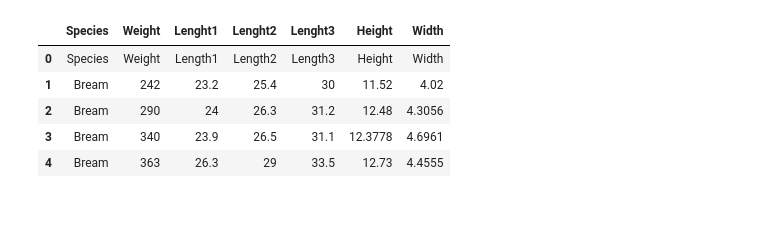
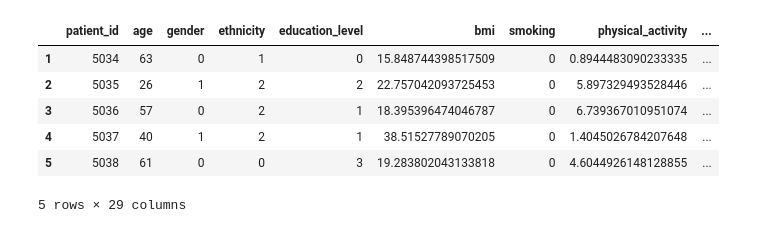
Before and after one commit to lklmkv/tvp1t, a Jupyter notebook: pptk1.ipynb, the cells around one changed output. Drawn from its saved outputs; the diff is of its cells as text; code cells hidden in the pictures.

```diff
--- a/pptk1.ipynb
+++ b/pptk1.ipynb
@@ -7,16 +10,22 @@ import numpy as np
-# %%
-
-import warnings
-
-warnings.filterwarnings('ignore')
-
-df = pd.read_csv("Fish.csv",
-                 names = ['Species', 'Weight', 'Lenght1', 'Lenght2', 'Lenght3', 'Height', 'Width'])
-df.head()
-# %% [output]
-|  | Species | Weight | Lenght1 | Lenght2 | Lenght3 | Height | Width |
-| 0 | Species | Weight | Length1 | Length2 | Length3 | Height | Width |
-| 1 | Bream | 242 | 23.2 | 25.4 | 30 | 11.52 | 4.02 |
-| 2 | Bream | 290 | 24 | 26.3 | 31.2 | 12.48 | 4.3056 |
-| 3 | Bream | 340 | 23.9 | 26.5 | 31.1 | 12.3778 | 4.6961 |
-| 4 | Bream | 363 | 26.3 | 29 | 33.5 | 12.73 | 4.4555 |
+# %%
+
+
+df = pd.read_csv("asthma_disease_data.csv",
+                 names = ['patient_id', 'age', 'gender', 'ethnicity', 'education_level', 'bmi',
+                          'smoking', 'physical_activity', 'diet_quality', 'sleep_quality',
+                          'pollution_exposure', 'pollen_exposure', 'dust_exposure', 'pet_allergy',
+                          'family_history_asthma', 'history_of_allergies', 'eczema', 'hay_fever',
+                          'gastroesophageal_reflux', 'lung_function_fev1', 'lung_function_fvc',
+                          'wheezing', 'shortness_of_breath', 'chest_tightness', 'coughing',
+                          'nighttime_symptoms', 'exercise_induced', 'diagnosis', 'Doctor_In_Charge'])
+
+df = df.drop(labels=df.index[0])
+df.head()
+# %% [output]
+|  | patient_id | age | gender | ethnicity | education_level | bmi | smoking | physical_activity | ... |
+| 1 | 5034 | 63 | 0 | 1 | 0 | 15.848744398517509 | 0 | 0.8944483090233335 | ... |
+| 2 | 5035 | 26 | 1 | 2 | 2 | 22.757042093725453 | 0 | 5.897329493528446 | ... |
+| 3 | 5036 | 57 | 0 | 2 | 1 | 18.395396474046787 | 0 | 6.739367010951074 | ... |
+| 4 | 5037 | 40 | 1 | 2 | 1 | 38.51527789070205 | 0 | 1.4045026784207648 | ... |
+| 5 | 5038 | 61 | 0 | 0 | 3 | 19.283802043133818 | 0 | 4.6044926148128855 | ... |
+5 rows × 29 columns
```
Also changed, not shown: parts of 8 cells of this notebook.
